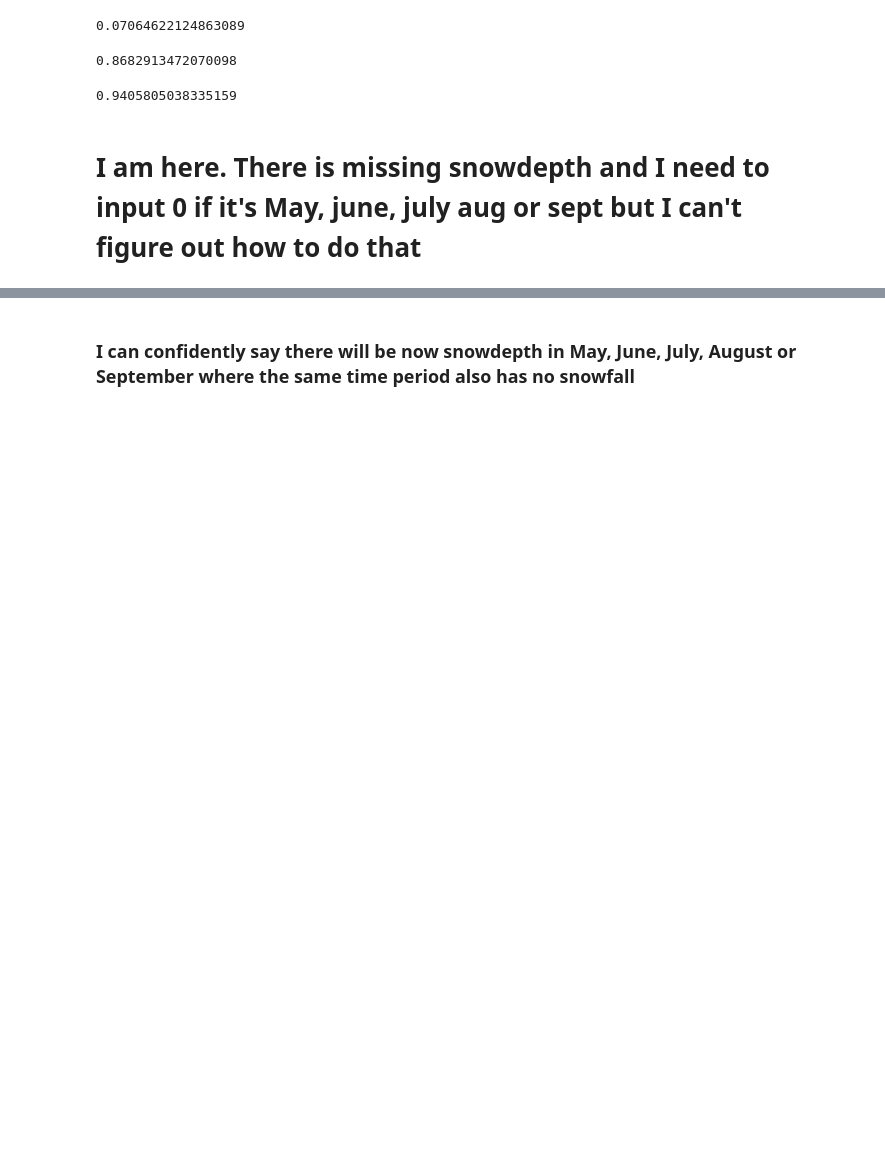
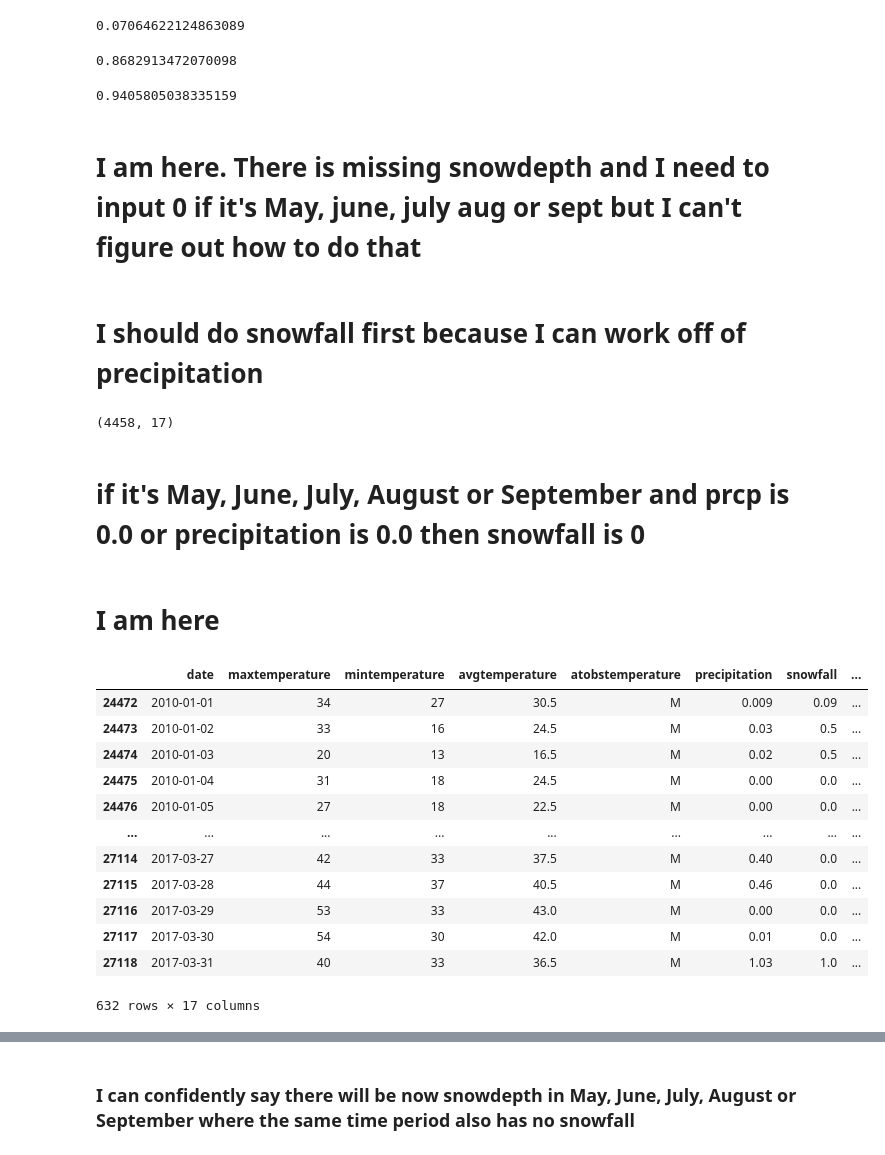
Before and after one commit to mrp10005/Bradley_CT_Weather, a Jupyter notebook: Bradley_Data_Cleansing_1_1_1943_12_31_2023.ipynb, the cells around one changed output, grey strips where cells are left out. Cells and saved outputs as stored; diff of their text form; code cells hidden in the pictures; blank space fills up the shorter version.

```diff
--- a/Bradley_Data_Cleansing_1_1_1943_12_31_2023.ipynb
+++ b/Bradley_Data_Cleansing_1_1_1943_12_31_2023.ipynb
@@ -535,6 +535,10 @@ print(df[df['date']>='2023-01-01'].shape)
 # %% [output]
 (365, 11)
 (365, 10)
+# %%
+### Based on analyes below
+df_cornell.loc[(df_cornell['month'].isin([5,6,7,8,9])) & (df_cornell['snowfall'] == '0.0'), 'snowdepth'] = 0.0
+df.loc[(df['month'].isin([5,6,7,8,9])) & (df['snow'] == 0.0), 'snwd'] = 0.0
 # %%
 df2 = pd.merge(df_cornell, df, how = 'left', on = 'date')
 # %%
@@ -689,7 +693,19 @@ ___
     * Cornell's avgtemperature is must the average of max and min so don't use that because NOAAs is over the entire day
 # %%
 # df2.loc[df2['month'].isin([5,6,7,8,9]), ['snowdepth','snwd']] = 0.0
-df2.loc[df2['month'].isin([5,6,7,8,9]),'snowdepth'] = 0.0
+# df.loc[(df['Year'] == 1980) & (df['Month'] == 2) & (df['Day'] == 29), 'SnowfallNormal'] = '0.0'
+# df2.loc[(df2['month'].isin([5,6,7,8,9])) & (df2['snowfall'] == 0), 'snowdepth'] = 0.0
+# df2.loc[(df2['month'].isin([5,6,7,8,9])) & (df2['snow'] == 0), 'snwd'] = 0.0
+# df2.loc[(df2['month'] == 5),'snowdepth'] = 0.0
+# df2.loc[(df2['month'] == 6),'snowdepth'] = 0.0
+# df2.loc[(df2['month'] == 7),'snowdepth'] = 0.0
+# df2.loc[(df2['month'] == 8),'snowdepth'] = 0.0
+# df2.loc[(df2['month'] == 9),'snowdepth'] = 0.0
+# df2.loc[(df2['month'] == 5),'snwd'] = 0.0
+# df2.loc[(df2['month'] == 6),'snwd'] = 0.0
+# df2.loc[(df2['month'] == 7),'snwd'] = 0.0
+# df2.loc[(df2['month'] == 8),'snwd'] = 0.0
+# df2.loc[(df2['month'] == 9),'snwd'] = 0.0
 # %%
 df2_2010s = df2[(df2['date']>= '2010-01-01') & (df2['date']< '2020-01-01')].copy()
 # %%
@@ -719,3 +735,31 @@ print(df2_2010s.snow_same.sum()/len(df2_2010s))
 0.9405805038335159
 # %% [markdown]
 # I am here. There is missing snowdepth and I need to input 0 if it's May, june, july aug or sept but I can't figure out how to do that
+# %% [markdown]
+# I should do snowfall first because I can work off of precipitation
+# %%
+df2[df2['snow'].isna()].shape
+# %% [output]
+(4458, 17)
+# %% [markdown]
+# if it's May, June, July, August or September and prcp is 0.0 or precipitation is 0.0 then snowfall is 0
+# %%
+df2.loc[(df2['month'].isin([5,6,7,8,9])) & (df2['prcp'] == 0.0) | (df2['precipitation'] == 0.0) , 'snow'] = 0.0
+# %% [markdown]
+# I am here
+# %%
+df2[(df2['snowdepth']== 'M') & (df2['date'] >= '2010-01-01') & (df2['date'] >= '2010-01-01')]
+# %% [output]
+|  | date | maxtemperature | mintemperature | avgtemperature | atobstemperature | precipitation | snowfall | ... |
+| 24472 | 2010-01-01 | 34 | 27 | 30.5 | M | 0.009 | 0.09 | ... |
+| 24473 | 2010-01-02 | 33 | 16 | 24.5 | M | 0.03 | 0.5 | ... |
+| 24474 | 2010-01-03 | 20 | 13 | 16.5 | M | 0.02 | 0.5 | ... |
+| 24475 | 2010-01-04 | 31 | 18 | 24.5 | M | 0.00 | 0.0 | ... |
+| 24476 | 2010-01-05 | 27 | 18 | 22.5 | M | 0.00 | 0.0 | ... |
+| ... | ... | ... | ... | ... | ... | ... | ... | ... |
+| 27114 | 2017-03-27 | 42 | 33 | 37.5 | M | 0.40 | 0.0 | ... |
+| 27115 | 2017-03-28 | 44 | 37 | 40.5 | M | 0.46 | 0.0 | ... |
+| 27116 | 2017-03-29 | 53 | 33 | 43.0 | M | 0.00 | 0.0 | ... |
+| 27117 | 2017-03-30 | 54 | 30 | 42.0 | M | 0.01 | 0.0 | ... |
+| 27118 | 2017-03-31 | 40 | 33 | 36.5 | M | 1.03 | 1.0 | ... |
+632 rows × 17 columns
```
Also changed, not shown: parts of 14 cells of this notebook.
